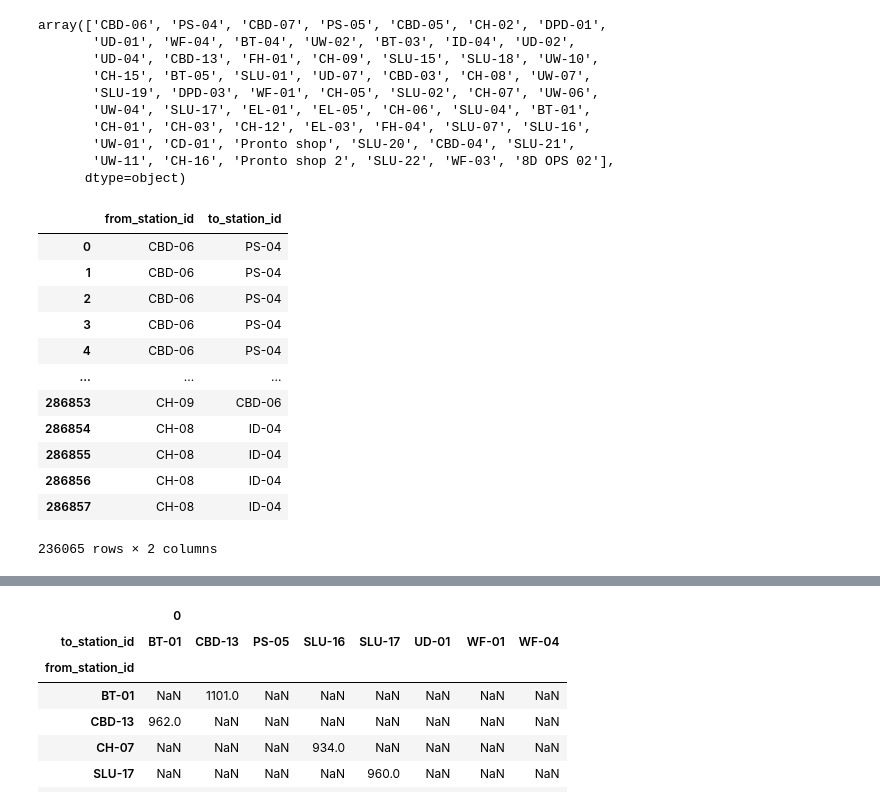
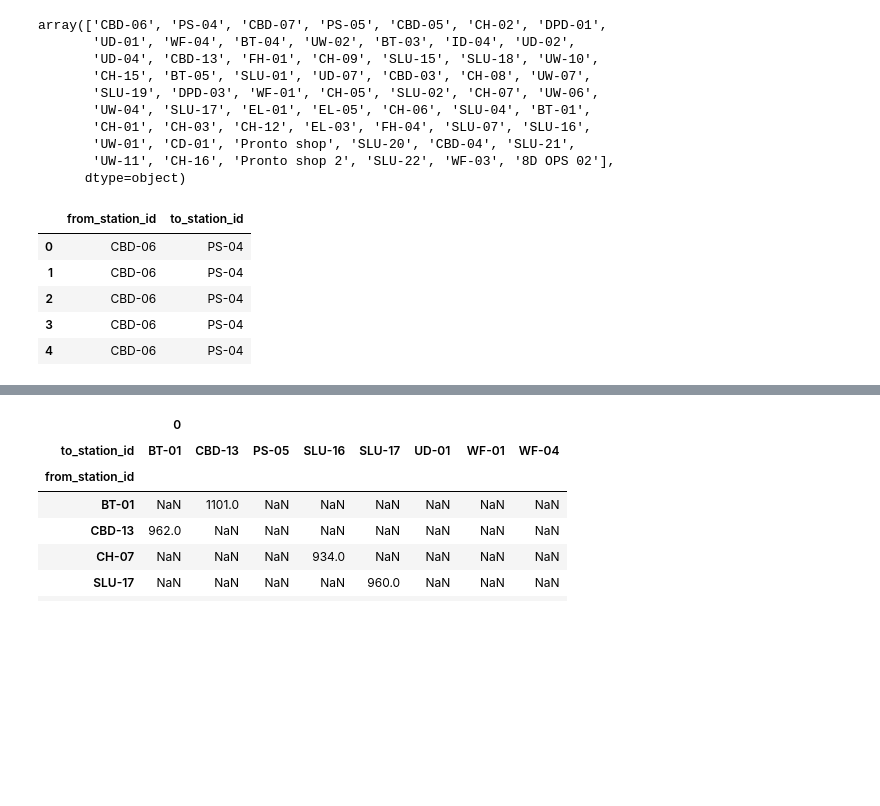
Before and after one commit to HenriqueCastros/GraficosChordESankey, a Jupyter notebook: Aula08.ipynb, the cells around one changed output, grey strips where cells are left out. Drawn from its saved outputs; the diff is of its cells as text; code cells hidden in the pictures; blank space fills up the shorter version.

```diff
--- a/Aula08.ipynb
+++ b/Aula08.ipynb
@@ -54,21 +54,14 @@ array(['CBD-06', 'PS-04', 'CBD-07', 'PS-05', 'CBD-05', 'CH-02', 'DPD-01',
 
 # df = df[~mascara_from & ~mascara_to]
 # %%
-df[['from_station_id','to_station_id']]
+df[['from_station_id','to_station_id']].head()
 # %% [output]
 |  | from_station_id | to_station_id |
 | 0 | CBD-06 | PS-04 |
 | 1 | CBD-06 | PS-04 |
 | 2 | CBD-06 | PS-04 |
 | 3 | CBD-06 | PS-04 |
 | 4 | CBD-06 | PS-04 |
-| ... | ... | ... |
-| 286853 | CH-09 | CBD-06 |
-| 286854 | CH-08 | ID-04 |
-| 286855 | CH-08 | ID-04 |
-| 286856 | CH-08 | ID-04 |
-| 286857 | CH-08 | ID-04 |
-236065 rows × 2 columns
 # %%
 crosstab_df = pd.crosstab(df['from_station_id'], df['to_station_id'])
 # %%
```
Also changed, not shown: parts of 8 cells of this notebook.
